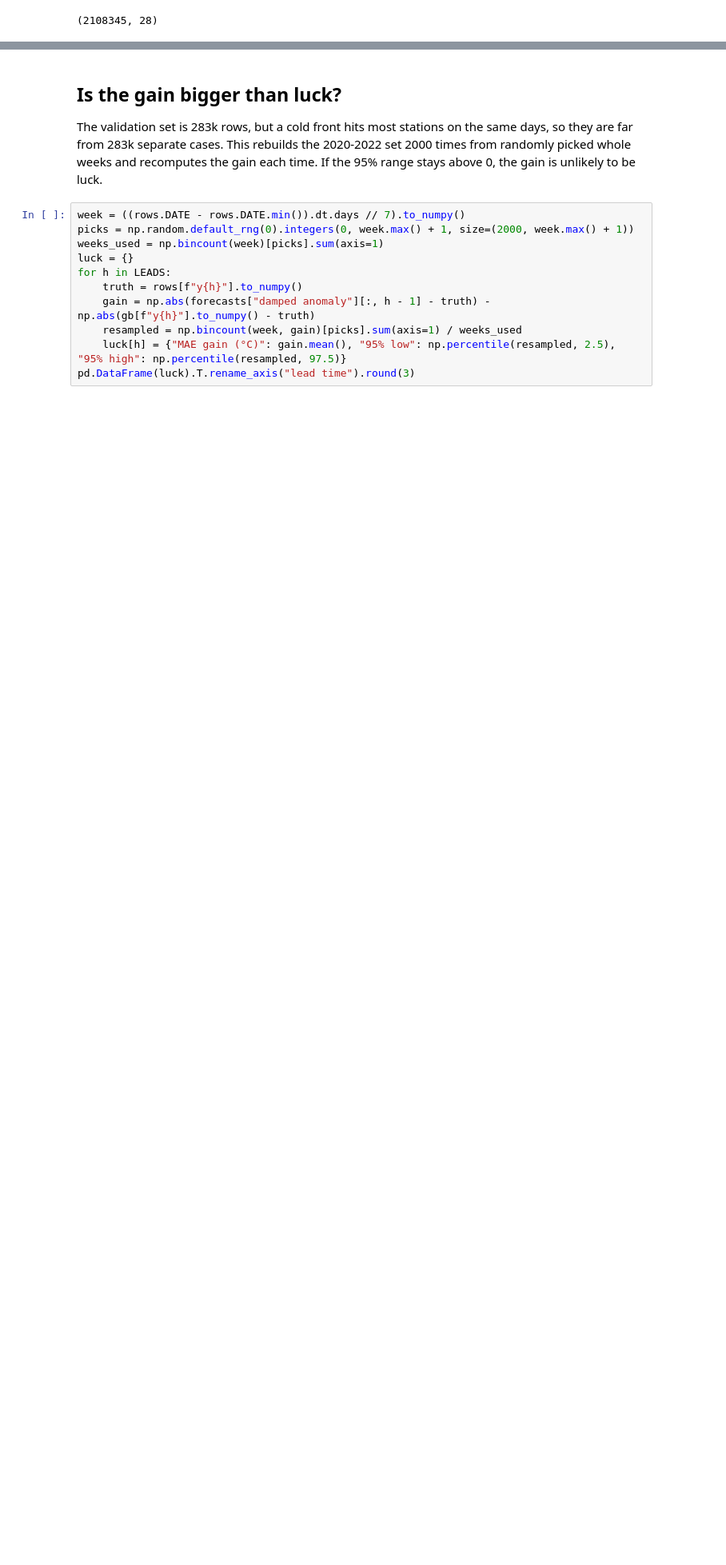
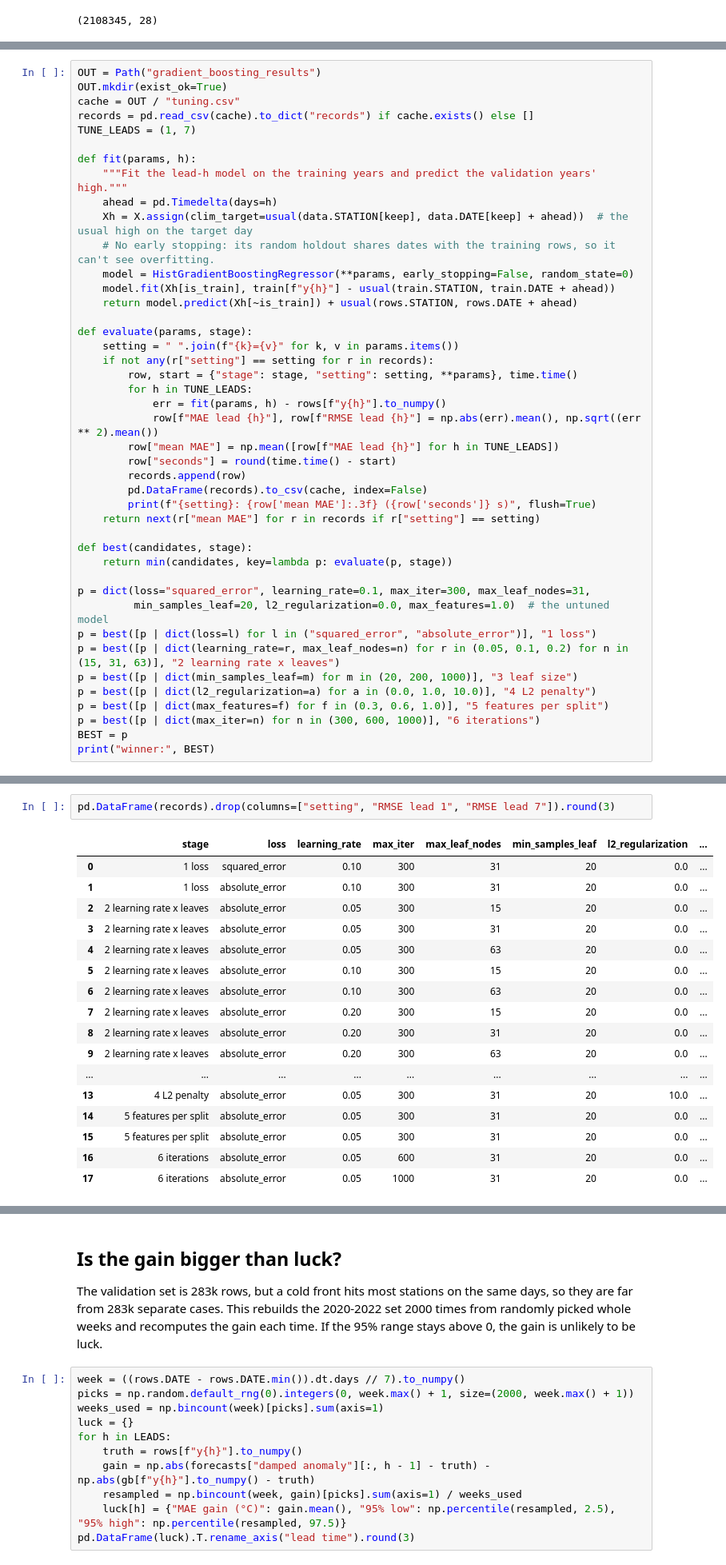
Before and after one commit to aidanorines/WeatherPredictionProject, a Jupyter notebook: notebooks/gradient_boosting.ipynb, the cells around one changed output, grey strips where cells are left out. Shown at 80% size. Cells and saved outputs as stored; diff of their text form; blank space fills up the shorter version.

Commit message:
Squash merge gb-tuning into main
* Tune gradient boosting and save the tuning table

```diff
--- a/notebooks/gradient_boosting.ipynb
+++ b/notebooks/gradient_boosting.ipynb
@@ -97,0 +115,43 @@ print(X.shape)
+# %%
+OUT = Path("gradient_boosting_results")
+OUT.mkdir(exist_ok=True)
+cache = OUT / "tuning.csv"
+records = pd.read_csv(cache).to_dict("records") if cache.exists() else []
+TUNE_LEADS = (1, 7)
+
+def fit(params, h):
+    """Fit the lead-h model on the training years and predict the validation years' high."""
+    ahead = pd.Timedelta(days=h)
+    Xh = X.assign(clim_target=usual(data.STATION[keep], data.DATE[keep] + ahead))  # the usual high on the target day
+    # No early stopping: its random holdout shares dates with the training rows, so it can't see overfitting.
+    model = HistGradientBoostingRegressor(**params, early_stopping=False, random_state=0)
+    model.fit(Xh[is_train], train[f"y{h}"] - usual(train.STATION, train.DATE + ahead))
+    return model.predict(Xh[~is_train]) + usual(rows.STATION, rows.DATE + ahead)
+
+def evaluate(params, stage):
+    setting = " ".join(f"{k}={v}" for k, v in params.items())
+    if not any(r["setting"] == setting for r in records):
+        row, start = {"stage": stage, "setting": setting, **params}, time.time()
+        for h in TUNE_LEADS:
+            err = fit(params, h) - rows[f"y{h}"].to_numpy()
+            row[f"MAE lead {h}"], row[f"RMSE lead {h}"] = np.abs(err).mean(), np.sqrt((err ** 2).mean())
+        row["mean MAE"] = np.mean([row[f"MAE lead {h}"] for h in TUNE_LEADS])
+        row["seconds"] = round(time.time() - start)
+        records.append(row)
+        pd.DataFrame(records).to_csv(cache, index=False)
+        print(f"{setting}: {row['mean MAE']:.3f} ({row['seconds']} s)", flush=True)
+    return next(r["mean MAE"] for r in records if r["setting"] == setting)
+
+def best(candidates, stage):
+    return min(candidates, key=lambda p: evaluate(p, stage))
+
+p = dict(loss="squared_error", learning_rate=0.1, max_iter=300, max_leaf_nodes=31,
+         min_samples_leaf=20, l2_regularization=0.0, max_features=1.0)  # the untuned model
+p = best([p | dict(loss=l) for l in ("squared_error", "absolute_error")], "1 loss")
+p = best([p | dict(learning_rate=r, max_leaf_nodes=n) for r in (0.05, 0.1, 0.2) for n in (15, 31, 63)], "2 learning rate x leaves")
+p = best([p | dict(min_samples_leaf=m) for m in (20, 200, 1000)], "3 leaf size")
+p = best([p | dict(l2_regularization=a) for a in (0.0, 1.0, 10.0)], "4 L2 penalty")
+p = best([p | dict(max_features=f) for f in (0.3, 0.6, 1.0)], "5 features per split")
+p = best([p | dict(max_iter=n) for n in (300, 600, 1000)], "6 iterations")
+BEST = p
+print("winner:", BEST)
@@ -97,0 +160,20 @@ print(X.shape)
+# %%
+pd.DataFrame(records).drop(columns=["setting", "RMSE lead 1", "RMSE lead 7"]).round(3)
+# %% [output]
+|  | stage | loss | learning_rate | max_iter | max_leaf_nodes | min_samples_leaf | l2_regularization | ... |
+| 0 | 1 loss | squared_error | 0.10 | 300 | 31 | 20 | 0.0 | ... |
+| 1 | 1 loss | absolute_error | 0.10 | 300 | 31 | 20 | 0.0 | ... |
+| 2 | 2 learning rate x leaves | absolute_error | 0.05 | 300 | 15 | 20 | 0.0 | ... |
+| 3 | 2 learning rate x leaves | absolute_error | 0.05 | 300 | 31 | 20 | 0.0 | ... |
+| 4 | 2 learning rate x leaves | absolute_error | 0.05 | 300 | 63 | 20 | 0.0 | ... |
+| 5 | 2 learning rate x leaves | absolute_error | 0.10 | 300 | 15 | 20 | 0.0 | ... |
+| 6 | 2 learning rate x leaves | absolute_error | 0.10 | 300 | 63 | 20 | 0.0 | ... |
+| 7 | 2 learning rate x leaves | absolute_error | 0.20 | 300 | 15 | 20 | 0.0 | ... |
+| 8 | 2 learning rate x leaves | absolute_error | 0.20 | 300 | 31 | 20 | 0.0 | ... |
+| 9 | 2 learning rate x leaves | absolute_error | 0.20 | 300 | 63 | 20 | 0.0 | ... |
+| ... | ... | ... | ... | ... | ... | ... | ... | ... |
+| 13 | 4 L2 penalty | absolute_error | 0.05 | 300 | 31 | 20 | 10.0 | ... |
+| 14 | 5 features per split | absolute_error | 0.05 | 300 | 31 | 20 | 0.0 | ... |
+| 15 | 5 features per split | absolute_error | 0.05 | 300 | 31 | 20 | 0.0 | ... |
+| 16 | 6 iterations | absolute_error | 0.05 | 600 | 31 | 20 | 0.0 | ... |
+| 17 | 6 iterations | absolute_error | 0.05 | 1000 | 31 | 20 | 0.0 | ... |
```
Also changed, not shown: parts of 12 cells of this notebook, 2 other files.
